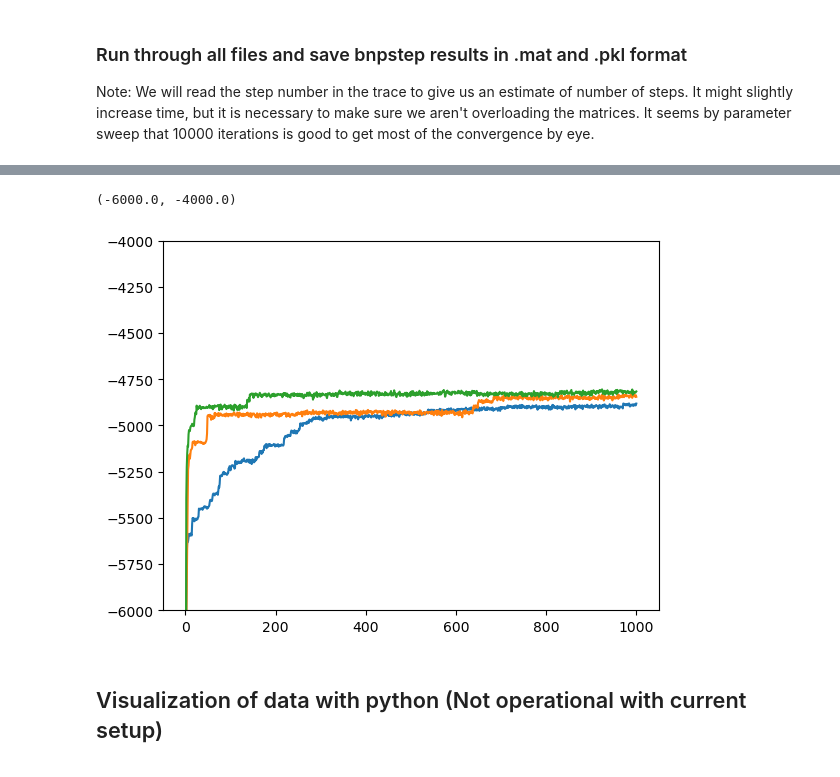
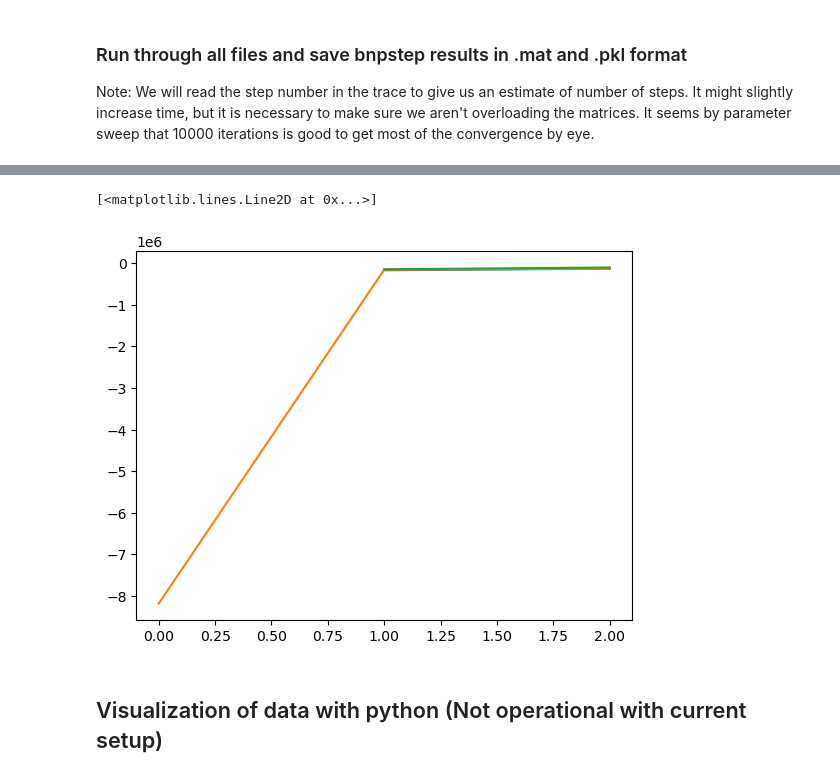
Before and after one commit to zyg1213/bnp-step_Yildiz, a Jupyter notebook: BNPStep_from_FIONA_test.ipynb, the cells around one changed output, grey strips where cells are left out. Saved outputs shown, nothing was run; the diff lists cells and outputs as text; code cells hidden in the pictures.

```diff
--- a/BNPStep_from_FIONA_test.ipynb
+++ b/BNPStep_from_FIONA_test.ipynb
@@ -35,10 +32,11 @@ The autoreload extension is already loaded. To reload it, use:
 # %% [markdown]
 ### Select (multiple) .mat fiona files for loading
 # %%
-file_paths = [r'C:\BNP_test\tau test.mat']
-file_name = 'tau test'
+file_name = 'Fh test'
+file_paths = [r'C:\BNP_test/']
+file_paths[0] += file_name
 
-n_samples = 1000
+n_samples = 10
 # %% [markdown]
 ### Run through all files and save bnpstep results in .mat and .pkl format
 
@@ -73,6 +71,7 @@ for i in range(len(file_paths)):
         print('skipping', p.stem, 'for too many steps')
     else:
 
+    '''
         start_time = time.perf_counter()
         sampler_ori = bnp_ori.BNPStep(B_max=int(2*estimated_steps))
         sampler_ori.load_data(str(p.parent)+'/'+p.stem+'_tempdata.csv', has_timepoints=False)
@@ -99,7 +98,7 @@ for i in range(len(file_paths)):
         print(sampler_tau.B_M[-1])
         plt.plot(sampler_tau.post)
         plt.ylim(-10000, 0)
-
+      '''
         start_time = time.perf_counter()
         sampler_bt = bnp_bt.BNPStep(B_max=int(2*estimated_steps))
         sampler_bt.load_data(str(p.parent)+'/'+p.stem+'_tempdata.csv', has_timepoints=False)
@@ -133,11 +118,11 @@ Iteration took 12.679198 seconds 1221
 # %%
 plt.plot(sampler_ori.post)
 plt.plot(sampler_tau.post)
 plt.plot(sampler_bt.post)
-plt.ylim(-6000, -4000)
+# plt.ylim(-6000, -4000)
 # %% [output]
-(-6000.0, -4000.0)
+[<matplotlib.lines.Line2D at 0x...>]
-[figure, old version]
+[figure, new version]
 # %% [markdown]
 ## Visualization of data with python (Not operational with current setup)
 # %%
```
Also changed, not shown: parts of 3 cells of this notebook, 1 other file.
